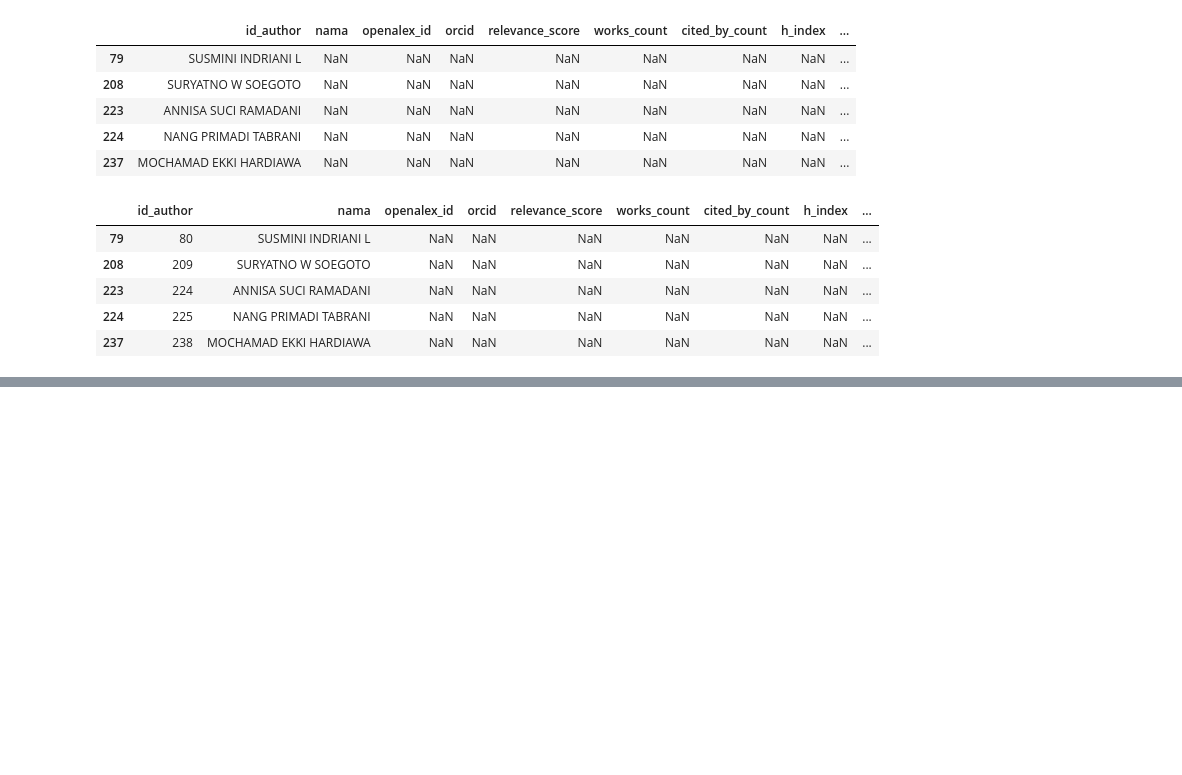
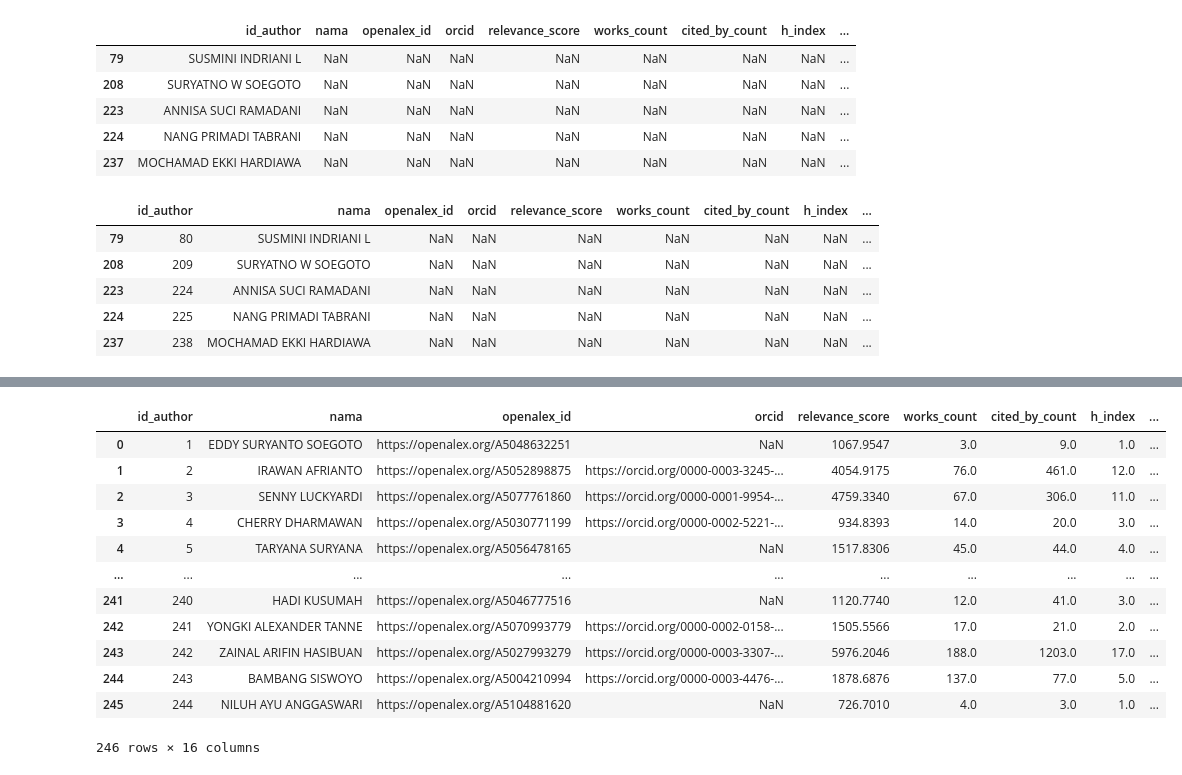
Before and after one commit to DewaTriWijaya/code_scraping_jurnal_unikom, a Jupyter notebook: author/openalex/cleaning.ipynb, the cells around one changed output, grey strips where cells are left out. Cells and saved outputs as stored; diff of their text form; code cells hidden in the pictures; blank space fills up the shorter version.

Commit message:
push tabel fakultas

```diff
--- a/author/openalex/cleaning.ipynb
+++ b/author/openalex/cleaning.ipynb
@@ -83,3 +83,8 @@ df = df.merge(authors[['fullname', 'nidn', 'programs_name', 'gelar_depan', 'gela
 # %%
 # save to csv
 df.to_csv('dosen_openalex_by_name_only_cleaned.csv', index=False)
+# %%
+import pandas as pd
+
+dfCleaned = pd.read_csv('dosen_openalex_by_name_only_cleaned.csv')
+dfCleaned.head()
@@ -85,0 +98,6 @@ df.to_csv('dosen_openalex_by_name_only_cleaned.csv', index=False)
+# %%
+# programs_name yang kosong diisi dengan 'Tidak Diketahui'
+dfCleaned['programs_name'].fillna('Tidak Diketahui', inplace=True)
+
+# Programs unique values
+dfCleaned['programs_name'].unique()
@@ -85,0 +163,20 @@ df.to_csv('dosen_openalex_by_name_only_cleaned.csv', index=False)
+# %%
+dfCleaned["Fakultas"] = dfCleaned["programs_name"].map(mapping_fakultas)
+# %%
+dfCleaned["Fakultas"] = dfCleaned["Fakultas"].fillna("Tidak Diketahui")
+# %%
+dfCleaned
+# %% [output]
+|  | id_author | nama | openalex_id | orcid | relevance_score | works_count | cited_by_count | h_index | ... |
+| 0 | 1 | EDDY SURYANTO SOEGOTO | https://openalex.org/A5048632251 | NaN | 1067.9547 | 3.0 | 9.0 | 1.0 | ... |
+| 1 | 2 | IRAWAN AFRIANTO | https://openalex.org/A5052898875 | https://orcid.org/0000-0003-3245-... | 4054.9175 | 76.0 | 461.0 | 12.0 | ... |
+| 2 | 3 | SENNY LUCKYARDI | https://openalex.org/A5077761860 | https://orcid.org/0000-0001-9954-... | 4759.3340 | 67.0 | 306.0 | 11.0 | ... |
+| 3 | 4 | CHERRY DHARMAWAN | https://openalex.org/A5030771199 | https://orcid.org/0000-0002-5221-... | 934.8393 | 14.0 | 20.0 | 3.0 | ... |
+| 4 | 5 | TARYANA SURYANA | https://openalex.org/A5056478165 | NaN | 1517.8306 | 45.0 | 44.0 | 4.0 | ... |
+| ... | ... | ... | ... | ... | ... | ... | ... | ... | ... |
+| 241 | 240 | HADI KUSUMAH | https://openalex.org/A5046777516 | NaN | 1120.7740 | 12.0 | 41.0 | 3.0 | ... |
+| 242 | 241 | YONGKI ALEXANDER TANNE | https://openalex.org/A5070993779 | https://orcid.org/0000-0002-0158-... | 1505.5566 | 17.0 | 21.0 | 2.0 | ... |
+| 243 | 242 | ZAINAL ARIFIN HASIBUAN | https://openalex.org/A5027993279 | https://orcid.org/0000-0003-3307-... | 5976.2046 | 188.0 | 1203.0 | 17.0 | ... |
+| 244 | 243 | BAMBANG SISWOYO | https://openalex.org/A5004210994 | https://orcid.org/0000-0003-4476-... | 1878.6876 | 137.0 | 77.0 | 5.0 | ... |
+| 245 | 244 | NILUH AYU ANGGASWARI | https://openalex.org/A5104881620 | NaN | 726.7010 | 4.0 | 3.0 | 1.0 | ... |
+246 rows × 16 columns
```
Also changed, not shown: parts of 4 cells of this notebook, 1 other file.
